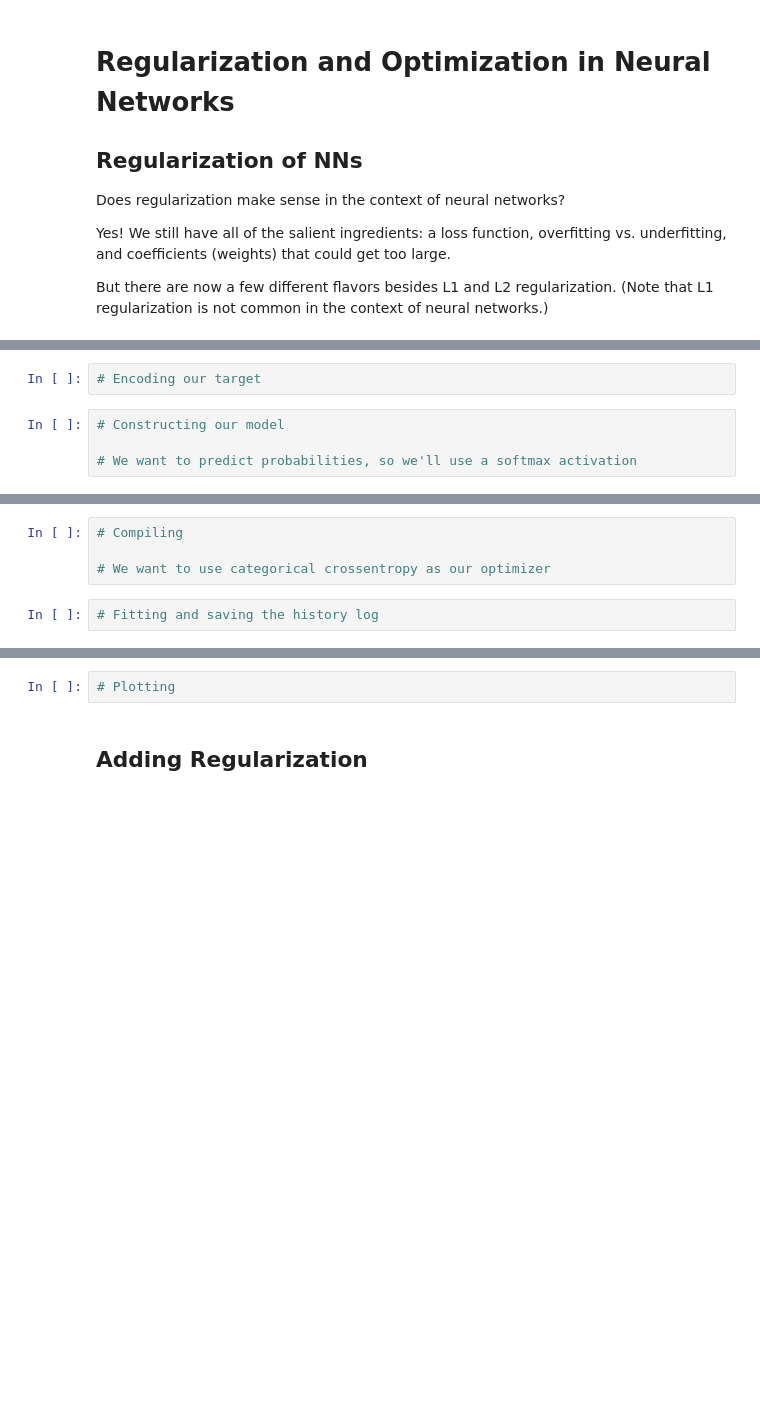
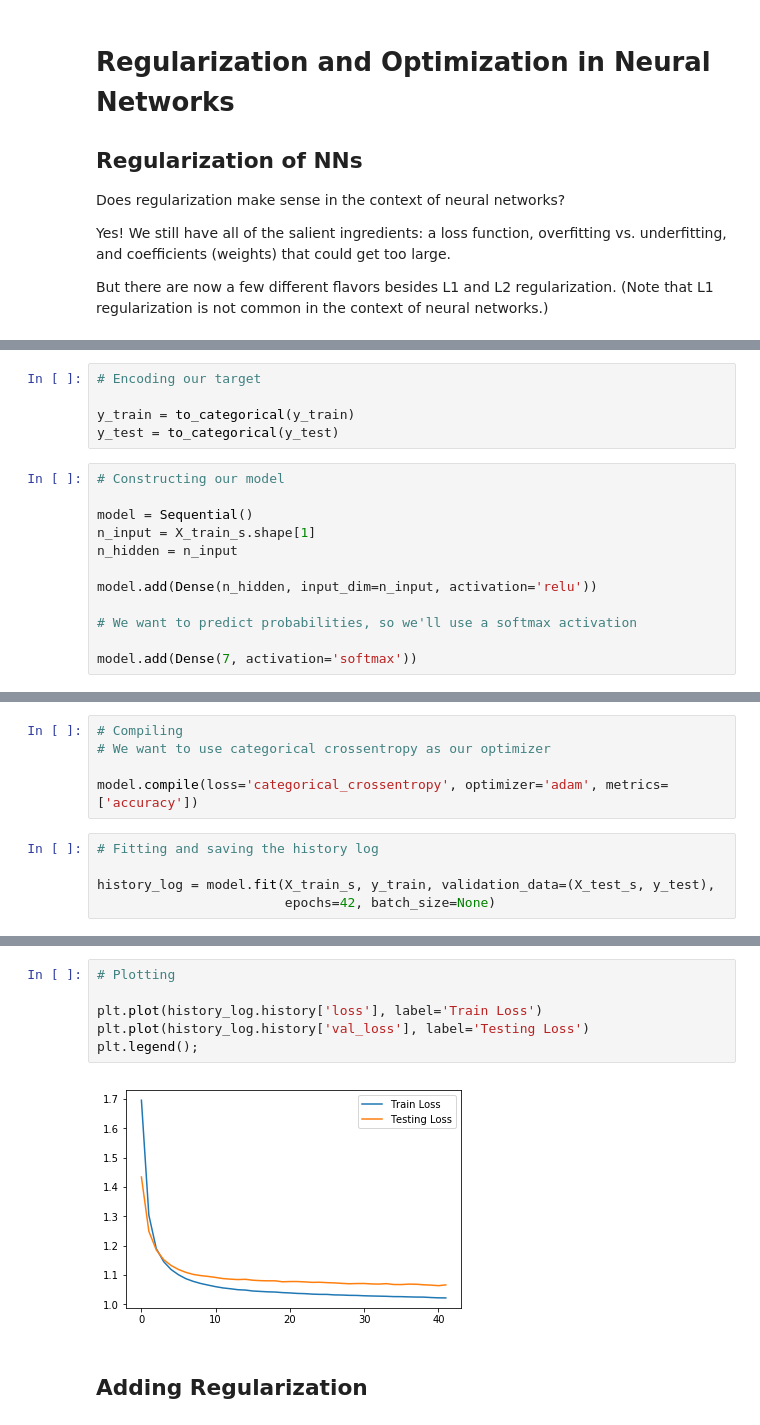
Before and after one commit to rokaandy/regularization_neural_network, a Jupyter notebook: on_regularization_and_optimization_in_neural_networks.ipynb, the cells around one changed output, grey strips where cells are left out. Saved outputs shown, nothing was run; the diff lists cells and outputs as text; blank space fills up the shorter version.

```diff
--- a/on_regularization_and_optimization_in_neural_networks.ipynb
+++ b/on_regularization_and_optimization_in_neural_networks.ipynb
@@ -30,6 +81,17 @@ from matplotlib import pyplot as plt
 # %%
 # Encoding our target
+
+y_train = to_categorical(y_train)
+y_test = to_categorical(y_test)
 # %%
 # Constructing our model
 
+model = Sequential()
+n_input = X_train_s.shape[1]
+n_hidden = n_input
+
+model.add(Dense(n_hidden, input_dim=n_input, activation='relu'))
+
 # We want to predict probabilities, so we'll use a softmax activation
+
+model.add(Dense(7, activation='softmax'))
@@ -36,6 +102,10 @@ from matplotlib import pyplot as plt
 # %%
 # Compiling
+# We want to use categorical crossentropy as our optimizer
 
-# We want to use categorical crossentropy as our optimizer
+model.compile(loss='categorical_crossentropy', optimizer='adam', metrics=['accuracy'])
 # %%
 # Fitting and saving the history log
+
+history_log = model.fit(X_train_s, y_train, validation_data=(X_test_s, y_test),
+                        epochs=42, batch_size=None)
@@ -48,5 +173,11 @@ from matplotlib import pyplot as plt
-# %%
-# Plotting
+# %%
+# Plotting
+
+plt.plot(history_log.history['loss'], label='Train Loss')
+plt.plot(history_log.history['val_loss'], label='Testing Loss')
+plt.legend();
+# %% [output]
+[figure, added]
 # %% [markdown]
 ## Adding Regularization
 # %%
```
Also changed, not shown: parts of 24 cells of this notebook.
